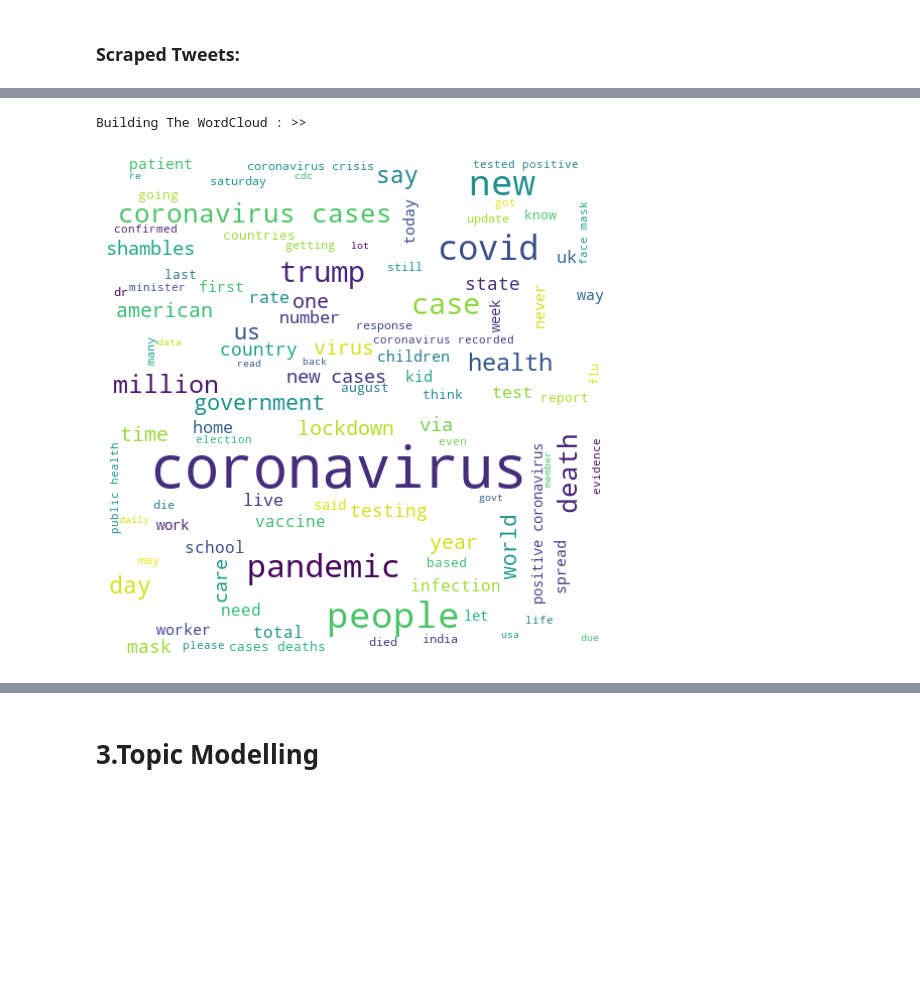
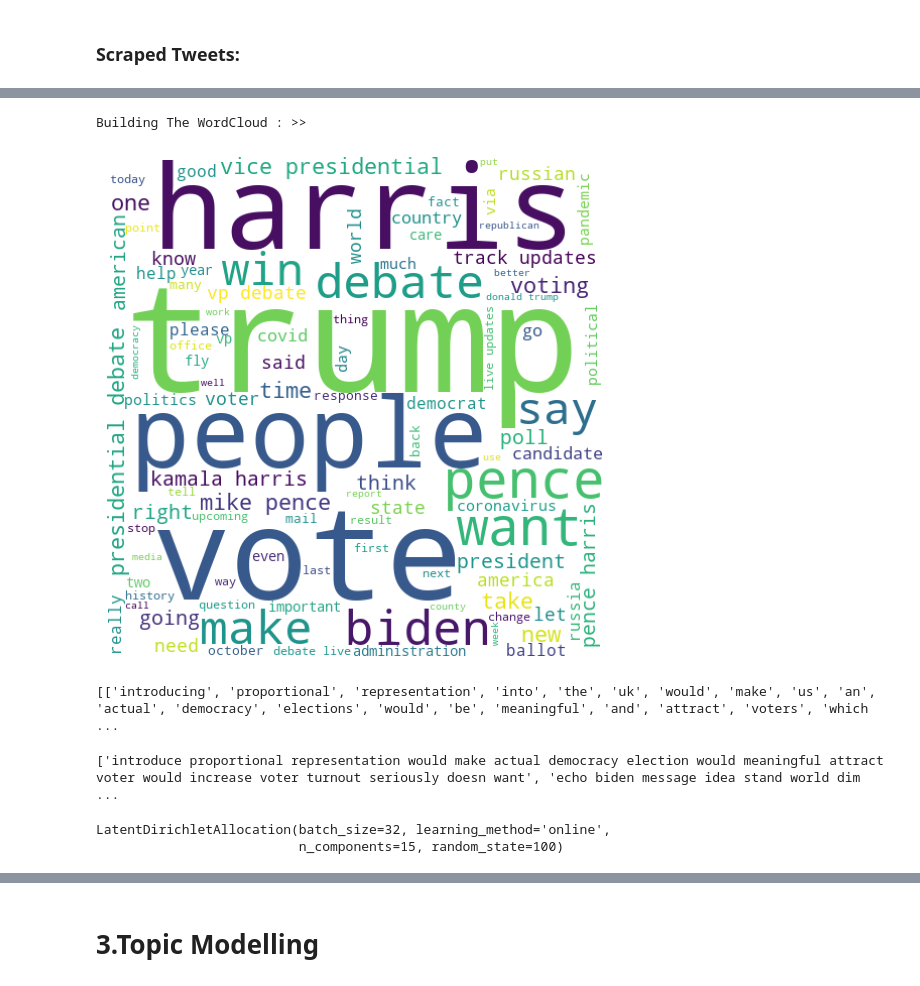
Before and after one commit to datablogger-ml/twitter-analytics, a Jupyter notebook: Twitter Analytics.ipynb, the cells around one changed output, grey strips where cells are left out. Saved outputs shown, nothing was run; the diff lists cells and outputs as text; code cells hidden in the pictures; blank space fills up the shorter version.

```diff
--- a/Twitter Analytics.ipynb
+++ b/Twitter Analytics.ipynb
@@ -105,2 +105,19 @@ How many Tweets Do you want ? : 600
 Fetching Tweets : >>
 Done -->
+# %%
+## To get the data which is already scraped
+search_term = ''
+data = [json.loads(line) for line in open('Tweets'+ search_term + str('.json'), 'r')]
+
+list_tweets = []
+
+for i in range(len(data)):
+    try:
+        list_tweets.append(data[i]['retweeted_status']['full_text'])
+    except:
+        list_tweets.append(data[i]['full_text'])
+
+list_tweets = set(list_tweets) # Removing any duplicate/retweeted tweets
+
+# final dataframe consisting of scraped tweets
+final_df = pd.DataFrame(data = list_tweets,columns=['Tweet'])
@@ -209,28 +242,65 @@ cleaned_tweets = tweetProcessor.processTweets(final_df.Tweet)
 # %%
 ## Remember To clean The Tweets before for better results
-def buildwordcloud(df):
+def buildwordcloud(df,search_term):
     import wordcloud
     comment_words = ' '
     stopwords = set(wordcloud.STOPWORDS)# using stopwords included in wordcloud library
-    stopwords = list(stopwords) + ['AT_USER','URL','rt','amp',"n't"] # adding our own stopwords
+    stopwords = list(stopwords) + ['AT_USER','URL','rt','amp',"n't"] + search_term.split() + ['election'] # adding our own stopwords
     for val in df['ProcessedTweets']:
         val = str(val)
         tokens = val.split()
         for i in range(len(tokens)):
             tokens[i] = tokens[i].lower()
         for word in tokens:
             comment_words = comment_words + word + ' '
     wordcloud = wordcloud.WordCloud(width=500,height=500,max_words = 100,background_color='white',stopwords=stopwords,min_font_size=10).generate(comment_words)
 
     # plot the wordcloud image
     plt.figure(figsize=(7,7),facecolor=None)
     plt.imshow(wordcloud)
     plt.axis('off')
     plt.tight_layout(pad=0)
     plt.show()
 
 print('Building The WordCloud : >>')
-buildwordcloud(cleaned_tweets)
+buildwordcloud(cleaned_tweets,search_term)
 # %% [output]
 Building The WordCloud : >>
-[figure, old version]
+[figure, new version]
+# %%
+# Tokenize
+import gensim
+
+def sent_to_words(sentences):
+    for sentence in sentences:
+        yield(gensim.utils.simple_preprocess(str(sentence),deacc=True))
+
+data_words = list(sent_to_words(final_df['Tweet']))
+print(data_words[:1])
+# %% [output]
+[['introducing', 'proportional', 'representation', 'into', 'the', 'uk', 'would', 'make', 'us', 'an', 'actual', 'democracy', 'elections', 'would', 'be', 'meaningful', 'and', 'attract', 'voters', 'which ...
+# %%
+# Lemmatization
+import spacy
+
+def lemmatization(texts, allowed_postags=['NOUN', 'ADJ', 'VERB', 'ADV']):
+    """https://spacy.io/api/annotation"""
+    texts_out = []
+    for sent in texts:
+        doc = nlp(" ".join(sent))
+        texts_out.append(" ".join([token.lemma_ if token.lemma_ not in ['-PRON-'] else '' for token in doc if token.pos_ in allowed_postags]))
+    return texts_out
+
+# Initialize spacy 'en' model, keeping only tagger component (for efficiency)
+
+# python -m spacy download en_core_web_sm
+# python -m spacy download en
+
+nlp = spacy.load('en', disable=['parser', 'ner'])
+
+# Do lemmatization keeping only Noun, Adjective, Verb, Adverb
+data_lemmatized = lemmatization(data_words, allowed_postags=['NOUN', 'ADJ', 'VERB', 'ADV'])
+
+print(data_lemmatized[:2])
+# %% [output]
+['introduce proportional representation would make actual democracy election would meaningful attract voter would increase voter turnout seriously doesn want', 'echo biden message idea stand world dim ...
@@ -236,0 +317,15 @@ Building The WordCloud : >>
+# %%
+# Build LDA model with Sklearn
+
+lda_model = LDA(n_components=15,               # Number of topics
+                max_iter=10,                   # Max learning iterations
+                learning_method='online',
+                random_state=100,              # Random state
+                batch_size=32)                # n docs in each learning iter
+
+
+lda_output = lda_model.fit_transform(data_vectorized)
+print(lda_model) # Model attributes
+# %% [output]
+LatentDirichletAllocation(batch_size=32, learning_method='online',
+                          n_components=15, random_state=100)
```
Also changed, not shown: parts of 17 cells of this notebook, 2 other files.
